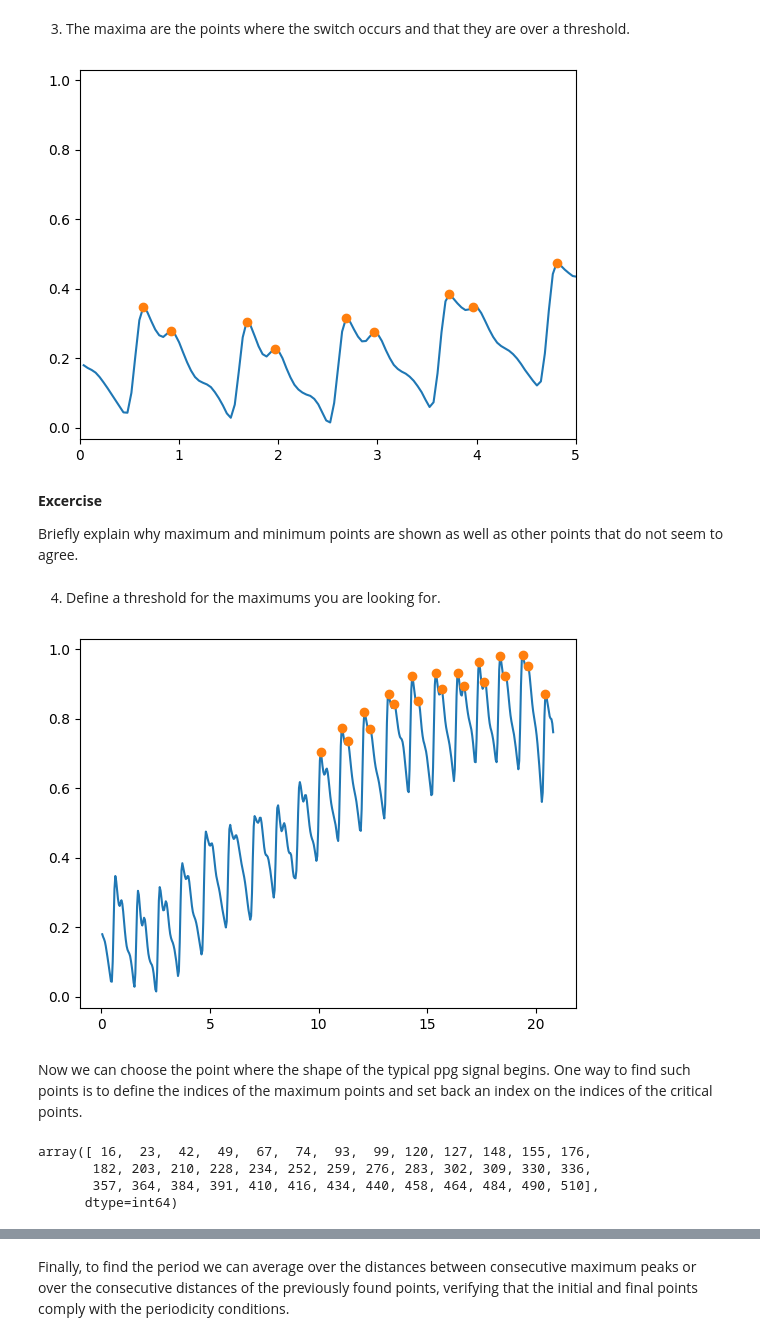
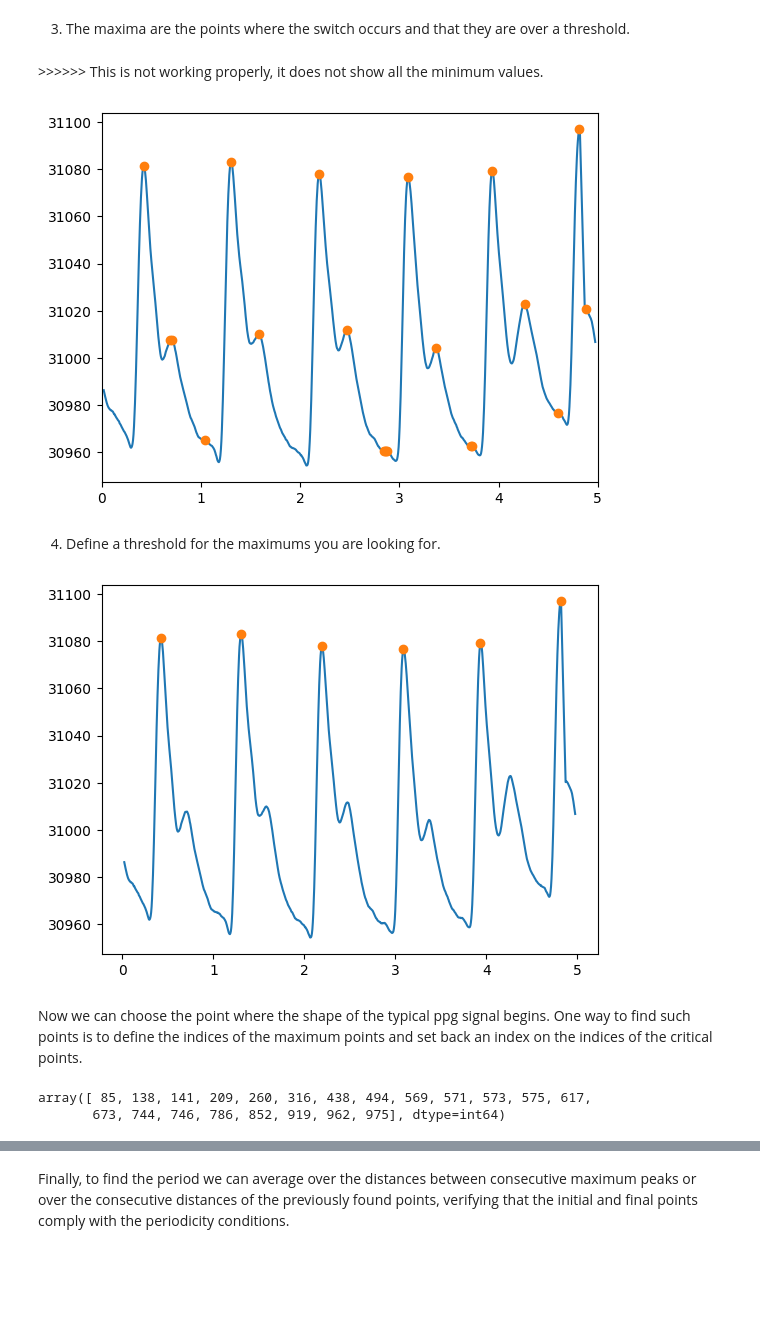
Before and after one commit to TheDataScienceLabs/DSLab_Probability, a Jupyter notebook: lab1.ipynb, the cells around one changed output, grey strips where cells are left out. Saved outputs shown, nothing was run; the diff lists cells and outputs as text; code cells hidden in the pictures; blank space fills up the shorter version.

Commit message:
Add files via upload
Data acquisition section completed. Updating the jupyternotebook and the hbconnection file

```diff
--- a/lab1.ipynb
+++ b/lab1.ipynb
@@ -76,0 +79,20 @@ Finally, you will have to modify the lines in the file `main.py` that sets up th
+# %%
+import numpy as np
+import matplotlib.pyplot as plt
+from hbconnection import acquire
+%matplotlib widget
+
+
+sampling_rate = 200 # You must fill this in! - Options: 50, 100, 200, 400, 800, 1000, 1600, 3200
+sampling_duration = 5 # seconds
+number_of_samples = sampling_rate * sampling_duration
+
+x = np.arange(number_of_samples)/sampling_rate
+y = np.full_like(x, np.nan)
+
+fig, ax = plt.subplots()
+line,  = plt.plot(x, y)
+plt.xlim(0, sampling_duration)
+plt.ylim(29_000, 32_000)
+plt.title('Real time data')
+plt.show()
@@ -82,11 +126,10 @@ First, we read the data and plot it.
 # %%
 import numpy as np
 import matplotlib.pyplot as plt
+%matplotlib inline
 
-y = np.loadtxt("example_heartbeat.txt")  # heartbeat data
-y = np.loadtxt("data_ppg.txt") # samplerate 25
-#y = np.loadtxt("data_ppg_new.txt")
-
+#y = np.loadtxt("heartbeat_ini.txt")
+y = np.loadtxt("heartbeat_backup.txt")
 plt.plot(y)
 plt.show()
 # %% [output]
@@ -102,14 +143,13 @@ _*Hint: There are two main parameters that affect the data throughput of the sen
 # %%
 # ENTER YOUR CODE HERE
-
-sampling_rate = 25 # depends of the sample rate and the averaged samples parameters
-number_of_samples = len(y)
-sampling_duration = number_of_samples/sampling_rate
+sampling_rate = 200 # You must fill this in as before!
+number_of_samples = len(y)  # You must fill this in as before!
+sampling_duration = number_of_samples/sampling_rate # You must fill this in as before!
 print('Sampling rate:', sampling_rate)
 print('Number of samples:', number_of_samples)
 print('Sampling duration:', sampling_duration)
 
-t = np.linspace(0,sampling_duration,number_of_samples) # ANSWER HERE
+t = np.linspace(0, sampling_duration, number_of_samples) # ANSWER HERE
 
 plt.plot(t, y)
 plt.show()
@@ -203,8 +224,8 @@ Briefly explain what happens when you change the number of elements in the rolli
 
 Select the best number of neighbors to obtain a smoother signal that does not lose the characteristic shape of a ppg signal, and then plot it.
 # %%
-n = 3 # Put the correct number of neighbors here
-averaged = rolling_centered_average(ynorm, n)
+n = 10# Put the correct number of neighbors here
+averaged = rolling_centered_average(y, n)
 plt.plot(t, averaged)
 plt.xlim(0, 5)
 plt.show()
@@ -252,5 +273,7 @@ plt.show()
 # %% [markdown]
 3. The maxima are the points where the switch occurs and that they are over a threshold.
+# %% [markdown]
+\>>>>>> This is not working properly, it does not show all the minimum values.
 # %%
 maxsmins = np.zeros(averaged.shape, dtype=bool)  # this creates an array filled with False
 maxsmins[:-1] = increasing[:-1] & decreasing[1:]  # Find where the switch occurs. This yields a list of boleans.
@@ -260,32 +283,26 @@ plt.plot(t[maxsmins], averaged[maxsmins], "o")
 plt.xlim(0, 5)
 plt.show()
 # %% [output]
-[figure, old version]
+[figure, new version]
-# %% [markdown]
-**Excercise**
-
-Briefly explain why maximum and minimum points are shown as well as other points that do not seem to agree.
 # %% [markdown]
 4. Define a threshold for the maximums you are looking for.
 # %%
-alpha = 1.05  # Select an appropriate valu
+alpha = 1.001  # Select an appropriate valu
 peak_indices = maxsmins & (averaged > averaged[maxsmins].mean()*alpha)
 
 plt.plot(t, averaged)
 plt.plot(t[peak_indices], averaged[peak_indices], "o")
 plt.show()
 # %% [output]
-[figure, old version]
+[figure, new version]
 # %% [markdown]
 Now we can choose the point where the shape of the typical ppg signal begins. One way to find such points is to define the indices of the maximum points and set back an index on the indices of the critical points.
 # %%
 idx_maxsmins = np.where(maxsmins == True)[0]  #
 idx_maxsmins
 # %% [output]
-array([ 16,  23,  42,  49,  67,  74,  93,  99, 120, 127, 148, 155, 176,
-       182, 203, 210, 228, 234, 252, 259, 276, 283, 302, 309, 330, 336,
-       357, 364, 384, 391, 410, 416, 434, 440, 458, 464, 484, 490, 510],
-      dtype=int64)
+array([ 85, 138, 141, 209, 260, 316, 438, 494, 569, 571, 573, 575, 617,
+       673, 744, 746, 786, 852, 919, 962, 975], dtype=int64)
 # %%
 idx_maxima = np.where(peak_indices == True)[0]
 idx_maxima
```
Also changed, not shown: parts of 53 cells of this notebook, 3 other files.
